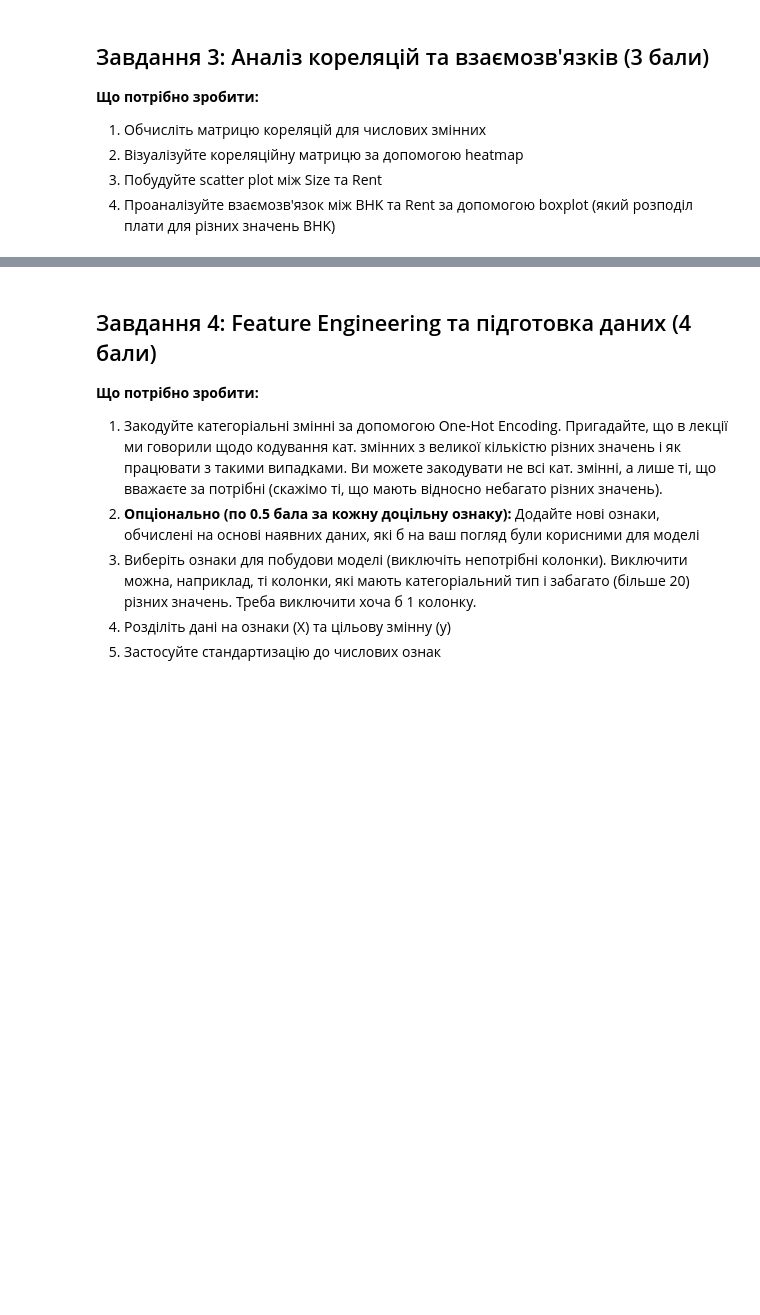
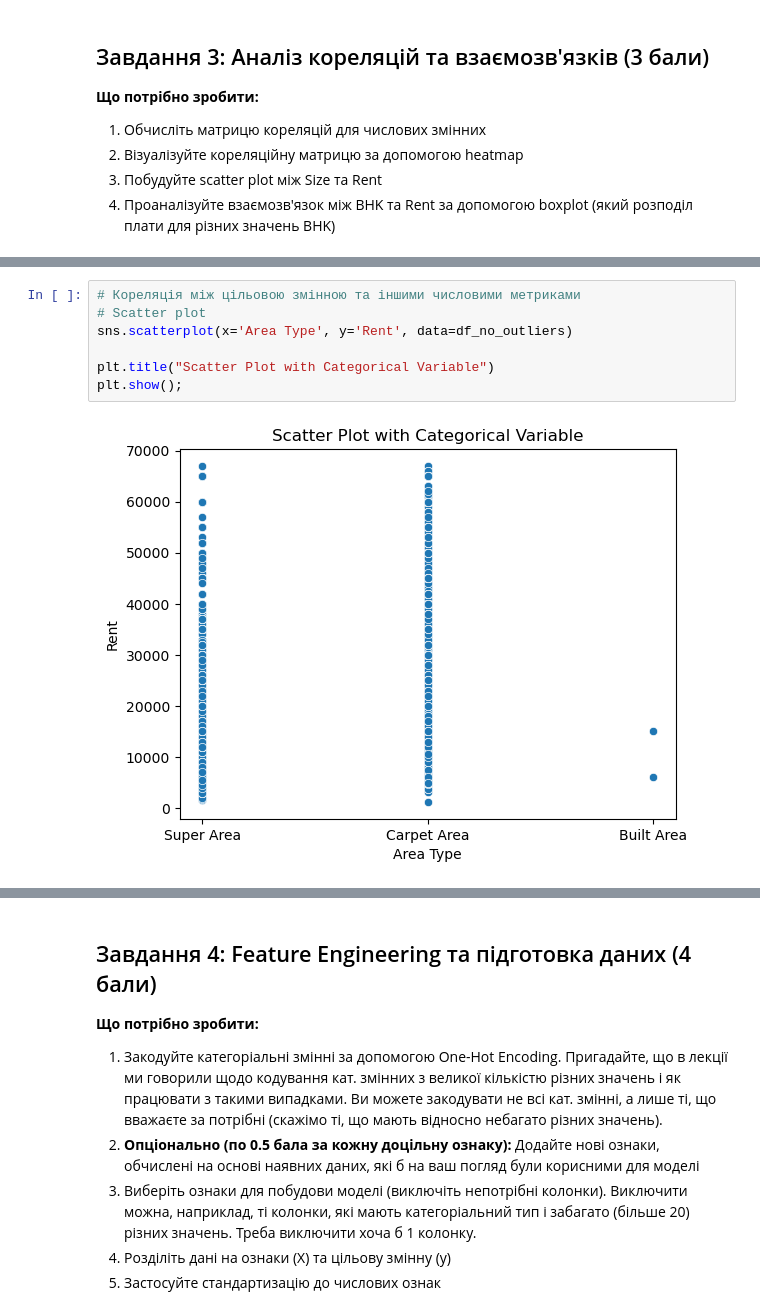
Before and after one commit to olesia-za/python_for_ds_tasks, a Jupyter notebook: hometasks/OZ_Done_M16_HW1_Rent_payment_prediction.ipynb, the cells around one changed output, grey strips where cells are left out. Drawn from its saved outputs; the diff is of its cells as text; blank space fills up the shorter version.

```diff
--- a/hometasks/OZ_Done_M16_HW1_Rent_payment_prediction.ipynb
+++ b/hometasks/OZ_Done_M16_HW1_Rent_payment_prediction.ipynb
@@ -49,0 +292,9 @@
+# %%
+# Кореляція між цільовою змінною та іншими числовими метриками
+# Scatter plot
+sns.scatterplot(x='Area Type', y='Rent', data=df_no_outliers)
+
+plt.title("Scatter Plot with Categorical Variable")
+plt.show();
+# %% [output]
+[figure, added]
```
Also changed, not shown: parts of 27 cells of this notebook.
